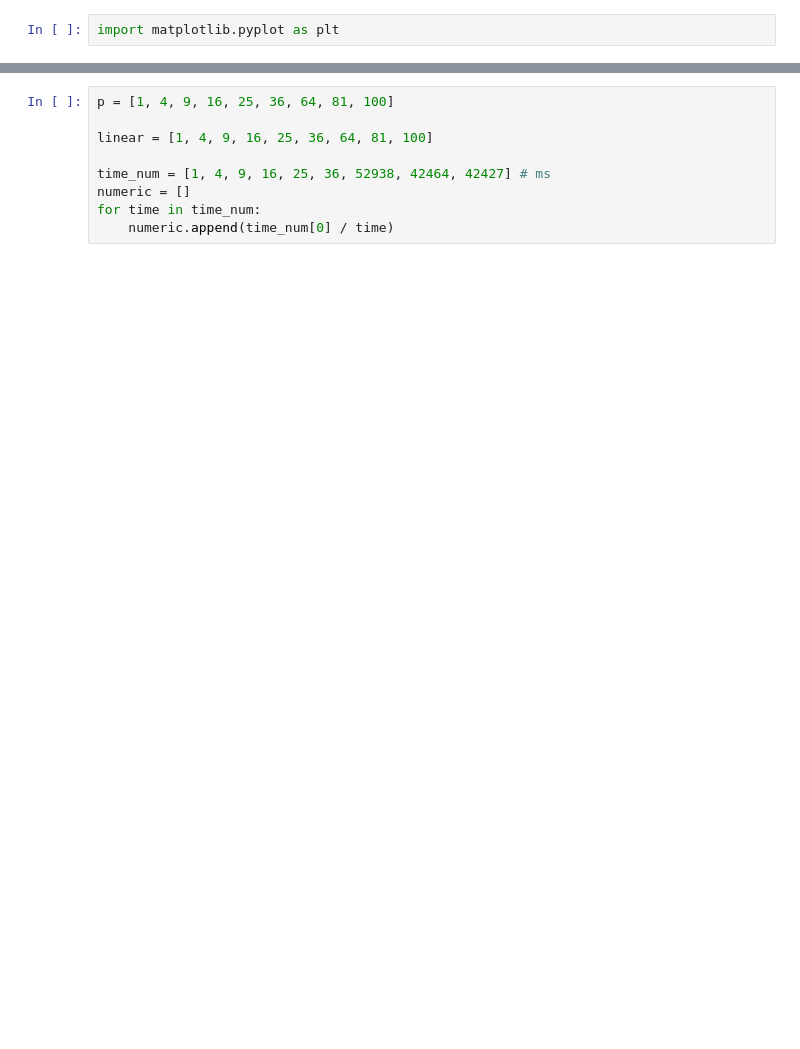
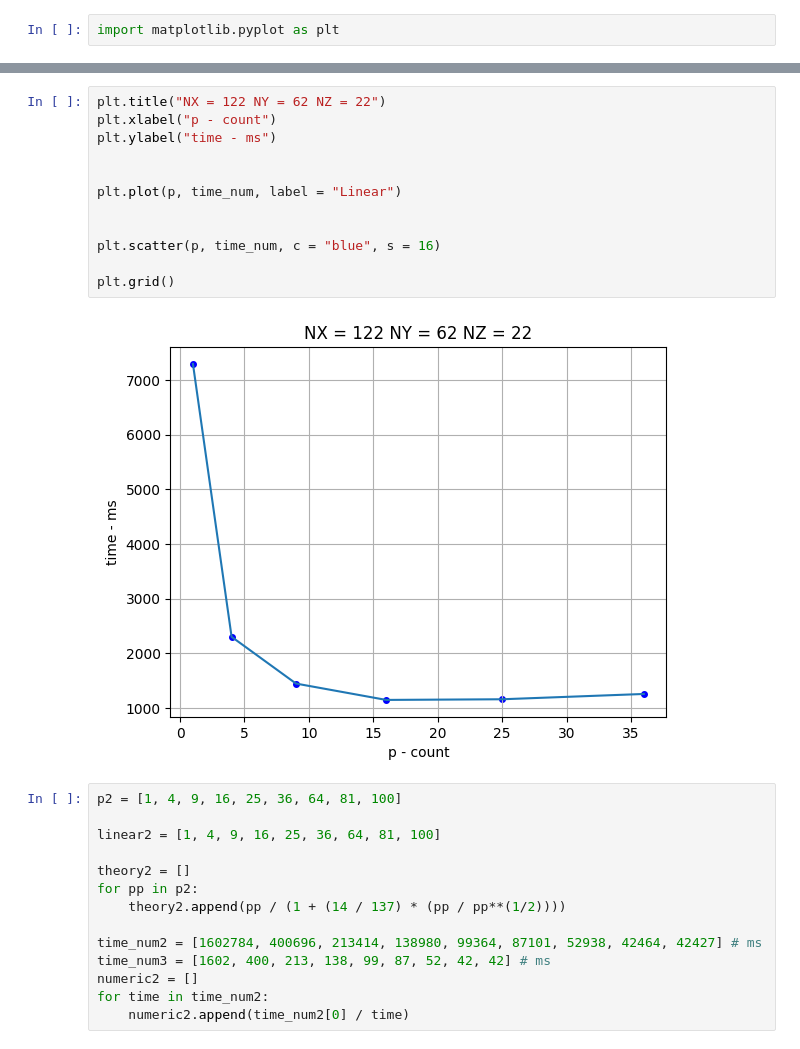
Before and after one commit to raketanamarse/super_pc, a Jupyter notebook: statistic.ipynb, the cells around one changed output, grey strips where cells are left out. Cells and saved outputs as stored; diff of their text form; blank space fills up the shorter version.

```diff
--- a/statistic.ipynb
+++ b/statistic.ipynb
@@ -21,9 +35,28 @@ plt.plot(p, numeric, label = "Numeric")
+# %%
+plt.title("NX = 122 NY = 62 NZ = 22")
+plt.xlabel("p - count")
+plt.ylabel("time - ms")
+
+
+plt.plot(p, time_num, label = "Linear")
+
+
+plt.scatter(p, time_num, c = "blue", s = 16)
+
+plt.grid()
+# %% [output]
+[figure, added]
 # %%
-p = [1, 4, 9, 16, 25, 36, 64, 81, 100]
+p2 = [1, 4, 9, 16, 25, 36, 64, 81, 100]
 
-linear = [1, 4, 9, 16, 25, 36, 64, 81, 100]
+linear2 = [1, 4, 9, 16, 25, 36, 64, 81, 100]
 
-time_num = [1, 4, 9, 16, 25, 36, 52938, 42464, 42427] # ms
-numeric = []
-for time in time_num:
-    numeric.append(time_num[0] / time)
+theory2 = []
+for pp in p2:
+    theory2.append(pp / (1 + (14 / 137) * (pp / pp**(1/2))))
+
+time_num2 = [1602784, 400696, 213414, 138980, 99364, 87101, 52938, 42464, 42427] # ms
+time_num3 = [1602, 400, 213, 138, 99, 87, 52, 42, 42] # ms
+numeric2 = []
+for time in time_num2:
+    numeric2.append(time_num2[0] / time)
```
Also changed, not shown: parts of 4 cells of this notebook, 1 other file.
